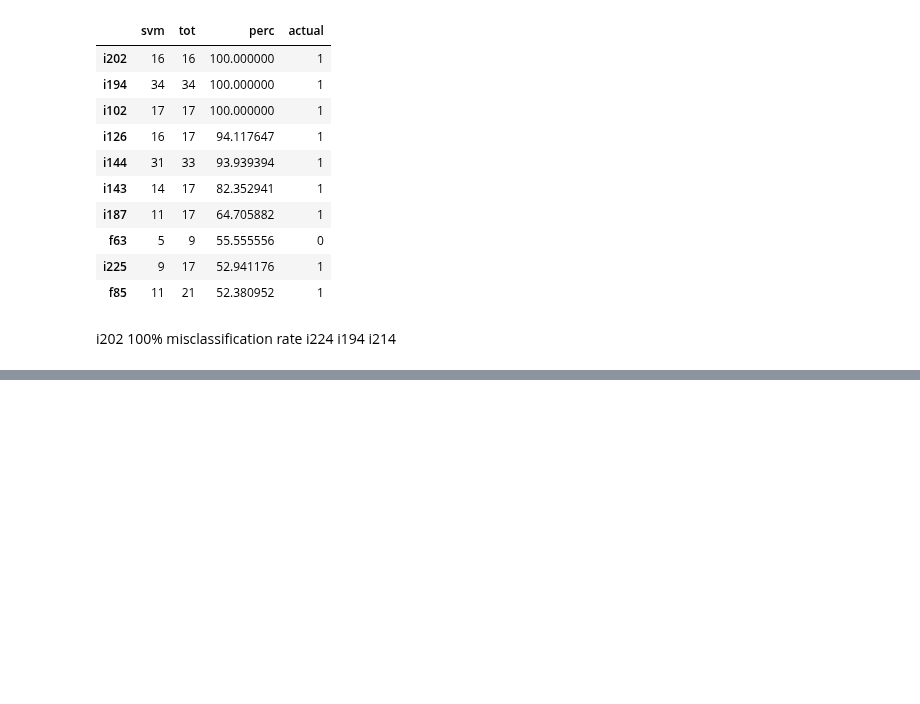
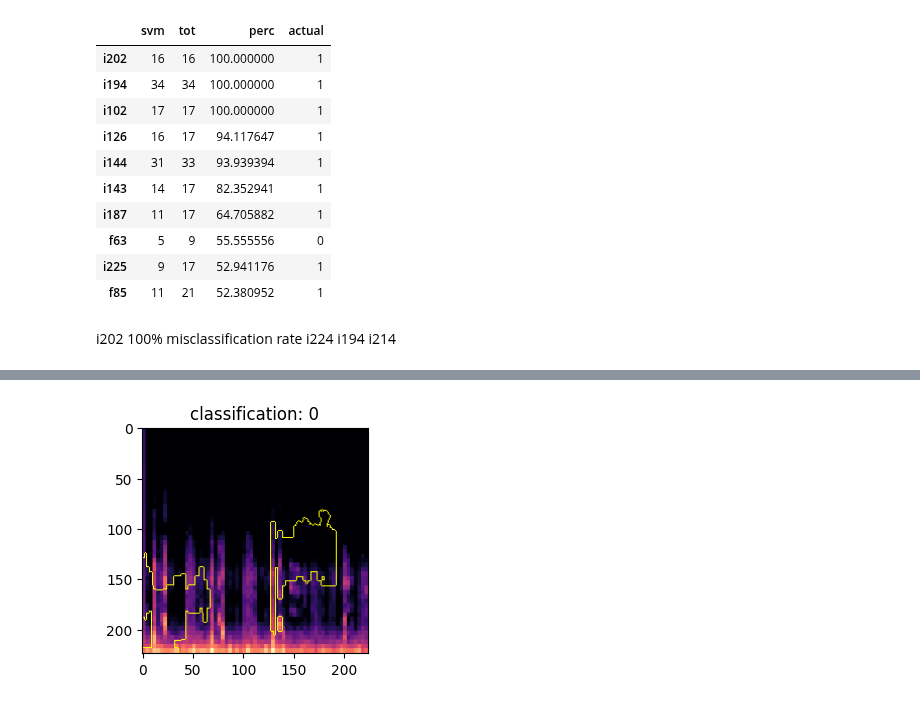
Before and after one commit to loukra/Respiratory_Disease_Classification, a Jupyter notebook: JNotebooks/Model/error_analysis.ipynb, the cells around one changed output, grey strips where cells are left out. Cells and saved outputs as stored; diff of their text form; code cells hidden in the pictures; blank space fills up the shorter version.

```diff
--- a/JNotebooks/Model/error_analysis.ipynb
+++ b/JNotebooks/Model/error_analysis.ipynb
@@ -233,0 +266,30 @@ ModuleNotFoundError: No module named 'lime'
+# %%
+img = images[i].numpy().astype("uint8")
+# %%
+explanation = explainer.explain_instance(
+                img,
+                model.predict,top_labels=2, hide_color=None,
+                num_samples=1000
+                )
+# %%
+from skimage.segmentation import mark_boundaries
+ind =  explanation.top_labels[0]
+temp, mask = explanation.get_image_and_mask(explanation.top_labels[0],
+                                            positive_only=True, num_features=3,
+                                            hide_rest=False)
+plt.subplot(121)
+plt.imshow(mark_boundaries(temp, mask))
+plt.title(f'classification: {ind}')
+
+
+
+dict_heatmap = dict(explanation.local_exp[ind])
+heatmap = np.vectorize(dict_heatmap.get)(explanation.segments)
+
+#Plot. The visualization makes more sense if a symmetrical colorbar is used.
+# plt.subplot(122)
+# plt.imshow(heatmap, cmap = 'RdBu', vmin  = -heatmap.max(), vmax = heatmap.max())
+# plt.colorbar()
+# # plt.title(f'classification: {ind}')
+# %% [output]
+[figure, added]
```
Also changed, not shown: parts of 15 cells of this notebook.
